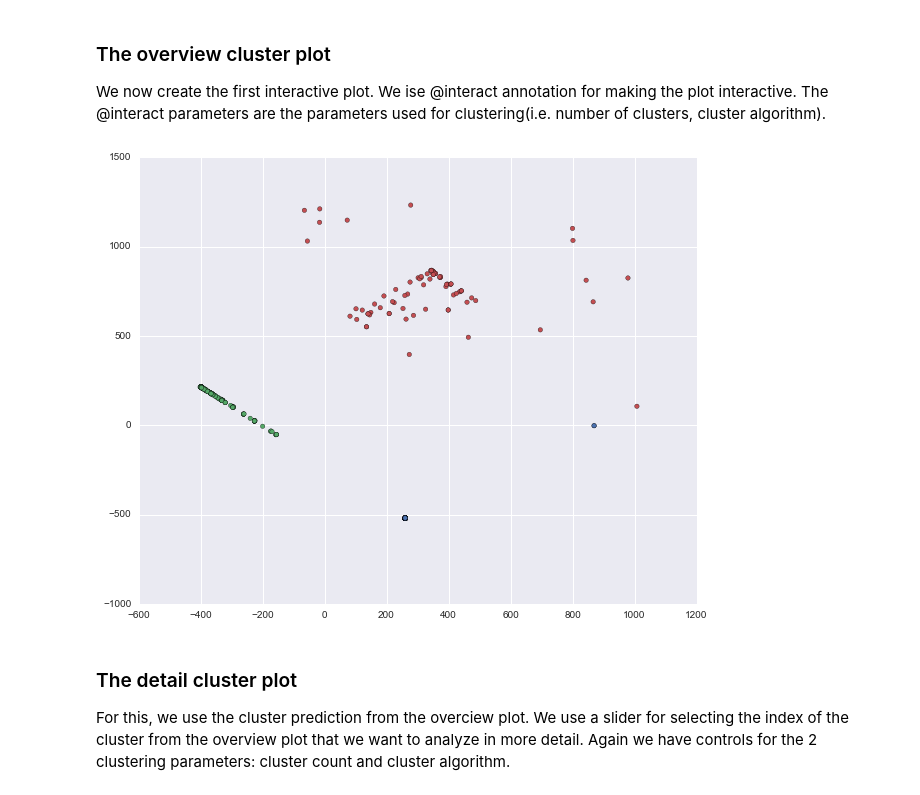
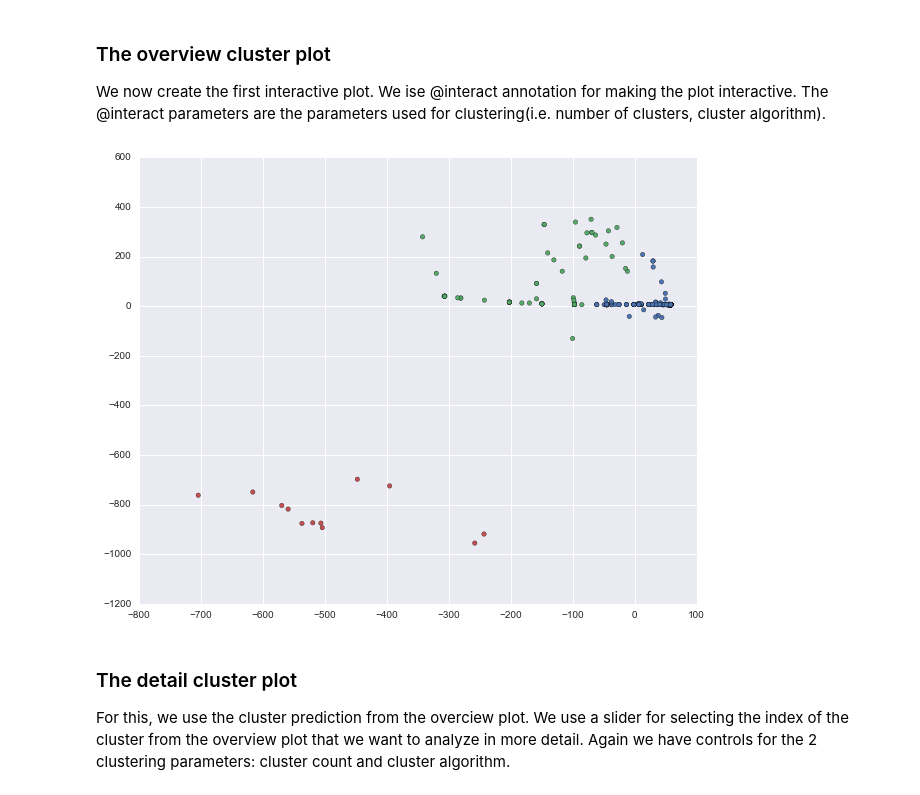
Before and after one commit to bog-sb/drug-use-va, a Jupyter notebook: index.ipynb, the cells around one changed output. Saved outputs shown, nothing was run; the diff lists cells and outputs as text; code cells hidden in the pictures.

Commit message:
Add the figures from sandbox to index

```diff
--- a/index.ipynb
+++ b/index.ipynb
@@ -0,0 +45,6 @@
+# %%
+# Set IRALCFY to 0 for people who haven't had any drinks in the last 12 months/ever
+data['IRALCFY'].replace({991:0, 993:0}, inplace=True)
+
+# Set IRMJFY to 0 for people who haven't had any MJ in the last 12 months/ever
+data['IRMJFY'].replace({991:0, 993:0}, inplace=True)
@@ -0,0 +66,6 @@
+# %%
+#Frequency(days/year) of Alcohol and MJ use in the past year
+sns.set(rc={"figure.figsize": (8, 4)});
+sns.jointplot(y='IRALCFY',x='IRMJFY', data=data,
+              alpha=0.05, size=10, ratio=3,
+              marginal_kws={'bins':30,  'kde':True})
@@ -28,11 +131,9 @@ Next we load the data.
 #data.data.shape
 
 #load the data
-data = pd.read_csv('data/34933-0001-Data.tsv', sep="\t")[["IRALCFY","IRMJFY","IRCOCFY"]][:500]
-#data = pd.read_csv('data/selection.tsv', sep="\t")
-#data.index = data.pop("CASEID")
-data.shape
-#columns=[["DEPNDALC", "DEPNDCOC", "DEPNDHAL", "DEPNDHER","DEPNDMRJ"]]
+cluster_data = data[["IRALCFY","IRMJFY","IRCOCFY"]][:500]
+#data = pd.read_csv('data/34933-0001-Data.tsv', sep="\t")[["IRALCFY","IRMJFY","IRCOCFY"]][:500]
+cluster_data.shape
 # %% [output]
 (500, 3)
 # %% [markdown]
@@ -58,21 +159,21 @@ colors = sns.color_palette()
 #Dimension reduction using MDS
 mds = manifold.MDS(n_components=2, random_state=5)
 #fit the model and get the embedded coordinates
-pos = mds.fit(data).embedding_
+pos = mds.fit(cluster_data).embedding_
 # %% [markdown]
 ### The overview cluster plot
 We now create the first interactive plot. We ise @interact annotation for making the plot interactive. The @interact parameters are the parameters used for clustering(i.e. number of clusters, cluster algorithm).
 # %%
 #global state
 state ={}
 
 @interact(cluster_count = (1,6), cluster_algo=["KMeans", "Spectral"])
 def show_cluster(cluster_count, cluster_algo):
-    prediction = display_cluster_plot(cluster_count, cluster_algo, data, pos)
+    prediction = display_cluster_plot(cluster_count, cluster_algo, cluster_data, pos)
     state["clusters"]=prediction
     state["cluster_count"] = cluster_count
 # %% [output]
-[figure, old version]
+[figure, new version]
 # %% [markdown]
 ### The detail cluster plot
 For this, we use the cluster prediction from the overciew plot. We use a slider for selecting the index of the cluster from the overview plot that we want to analyze in more detail. Again we have controls for the 2 clustering parameters: cluster count and cluster algorithm.
```
Also changed, not shown: parts of 18 cells of this notebook.
